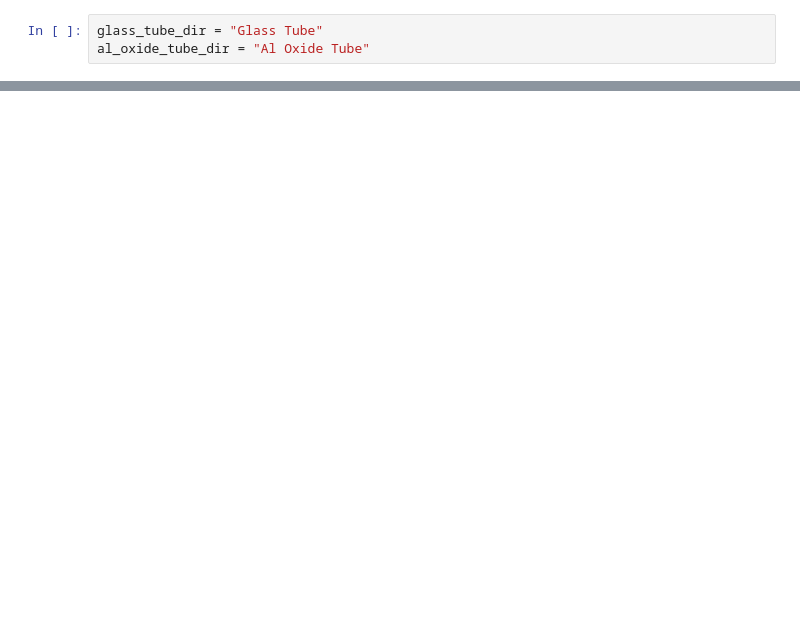
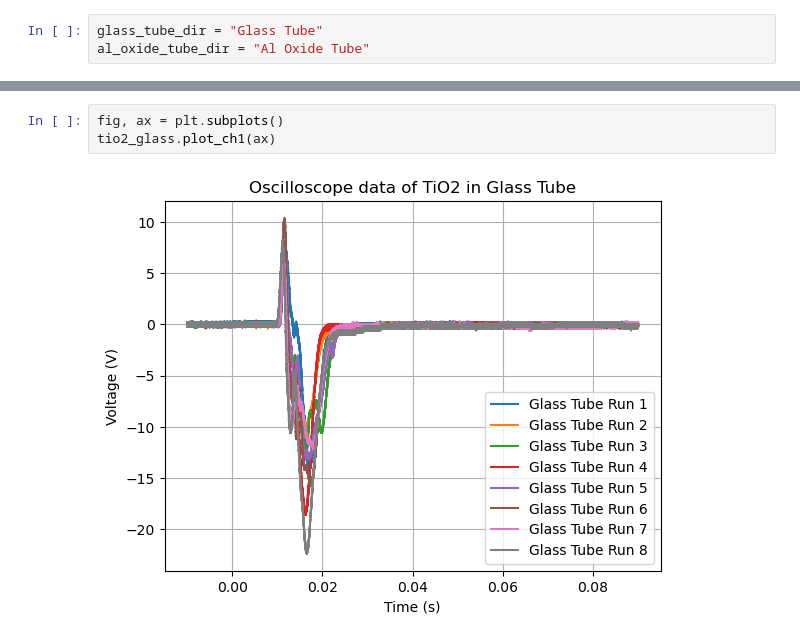
Before and after one commit to Kschloms/Advanced_Experimental_Physics, a Jupyter notebook: Aesorsal_exp/data.ipynb, the cells around one changed output, grey strips where cells are left out. Drawn from its saved outputs; the diff is of its cells as text; blank space fills up the shorter version.

```diff
--- a/Aesorsal_exp/data.ipynb
+++ b/Aesorsal_exp/data.ipynb
@@ -97,0 +35,5 @@ print(slg.Qs[0] / slg.M)
+# %%
+fig, ax = plt.subplots()
+tio2_glass.plot_ch1(ax)
+# %% [output]
+[figure, added]
```
Also changed, not shown: parts of 12 cells of this notebook, 33 other files.
